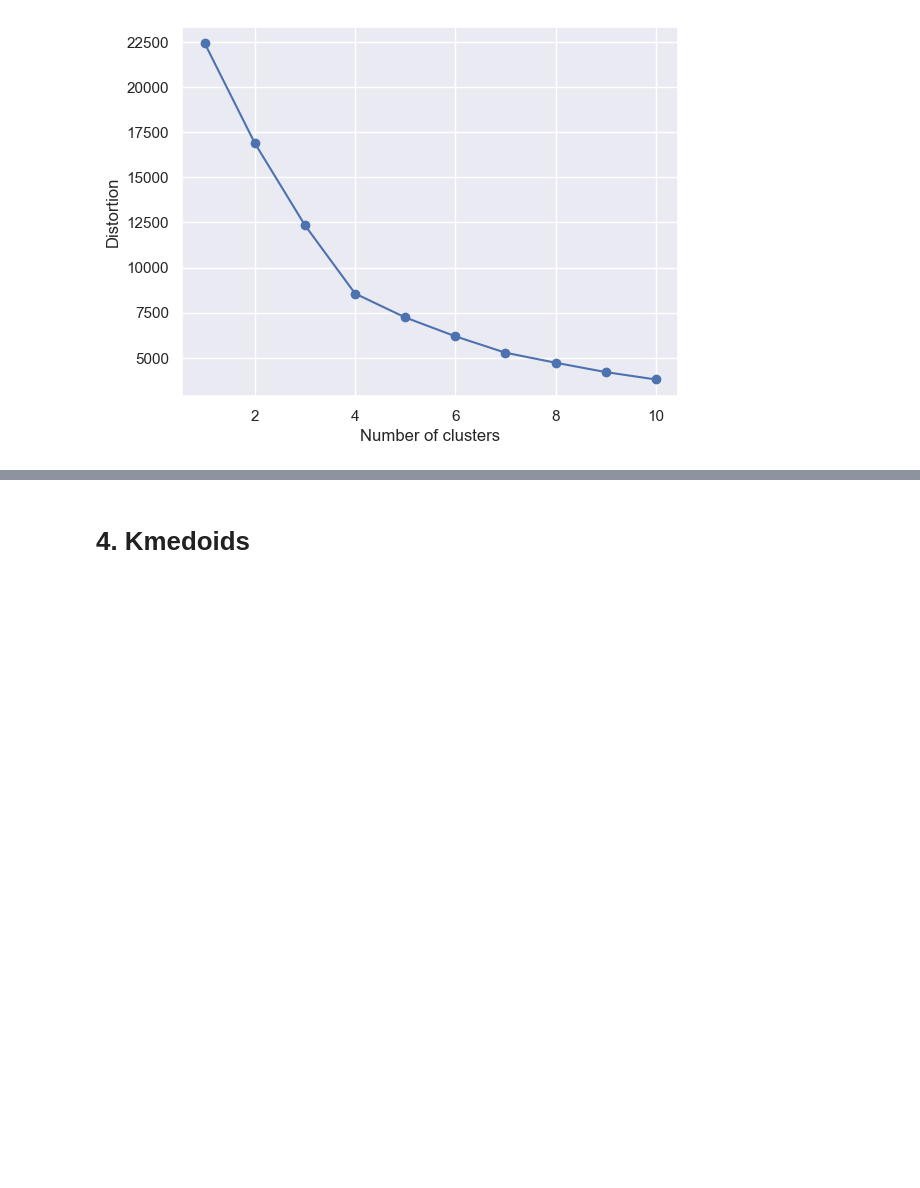
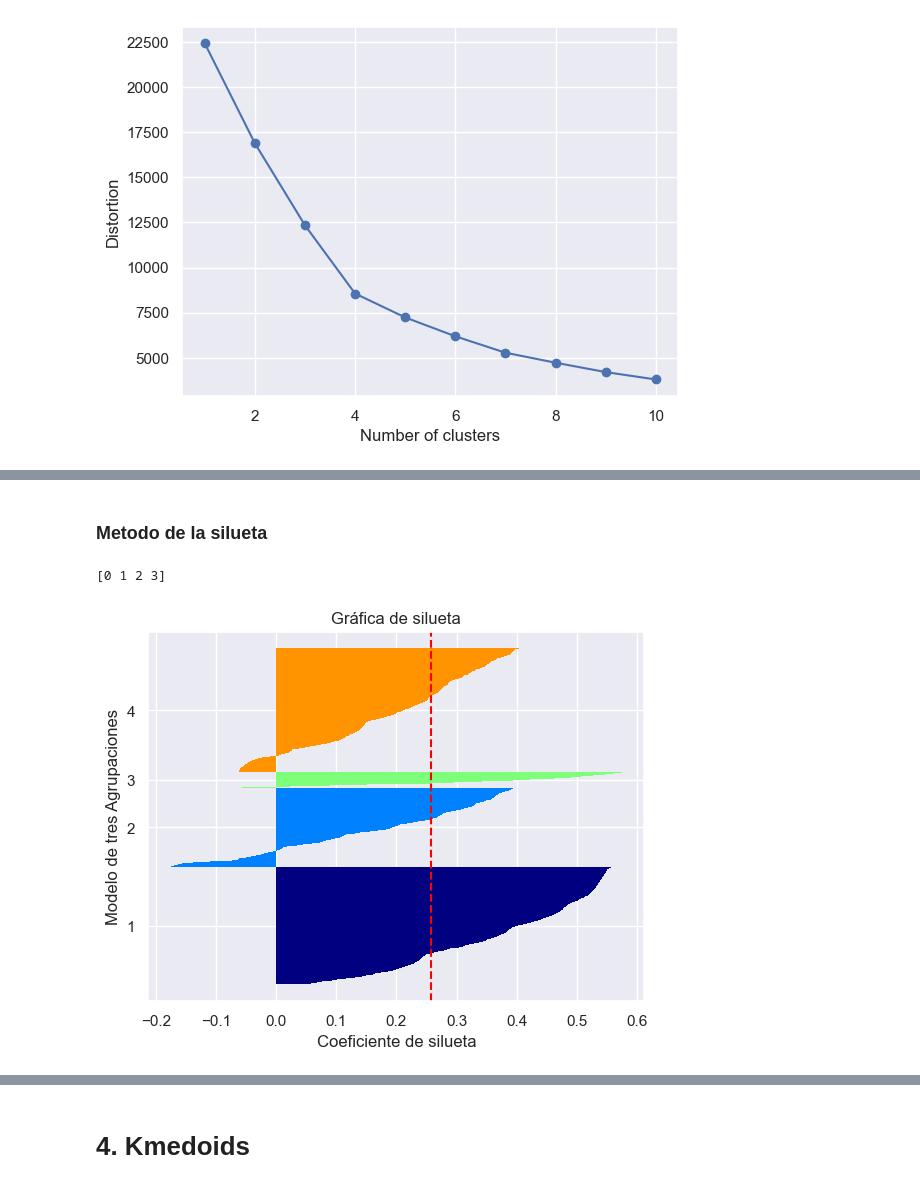
Before and after one commit to jf-garciam1/Lab-BI, a Jupyter notebook: Lab1.ipynb, the cells around one changed output, grey strips where cells are left out. Drawn from its saved outputs; the diff is of its cells as text; code cells hidden in the pictures; blank space fills up the shorter version.

```diff
--- a/Lab1.ipynb
+++ b/Lab1.ipynb
@@ -767,0 +792,2 @@ plot_distortion(df_normalized[columns_to_normalize],1,11)
+# %% [markdown]
+### Metodo de la silueta
@@ -767,0 +846,7 @@ plot_distortion(df_normalized[columns_to_normalize],1,11)
+# %%
+plot_silhouette(data = df_normalized[columns_to_normalize],
+                labels = kmeans.labels_,
+                ylabel = 'Modelo de tres Agrupaciones')
+# %% [output]
+[0 1 2 3]
+[figure, added]
```
Also changed, not shown: parts of 6 cells of this notebook.
